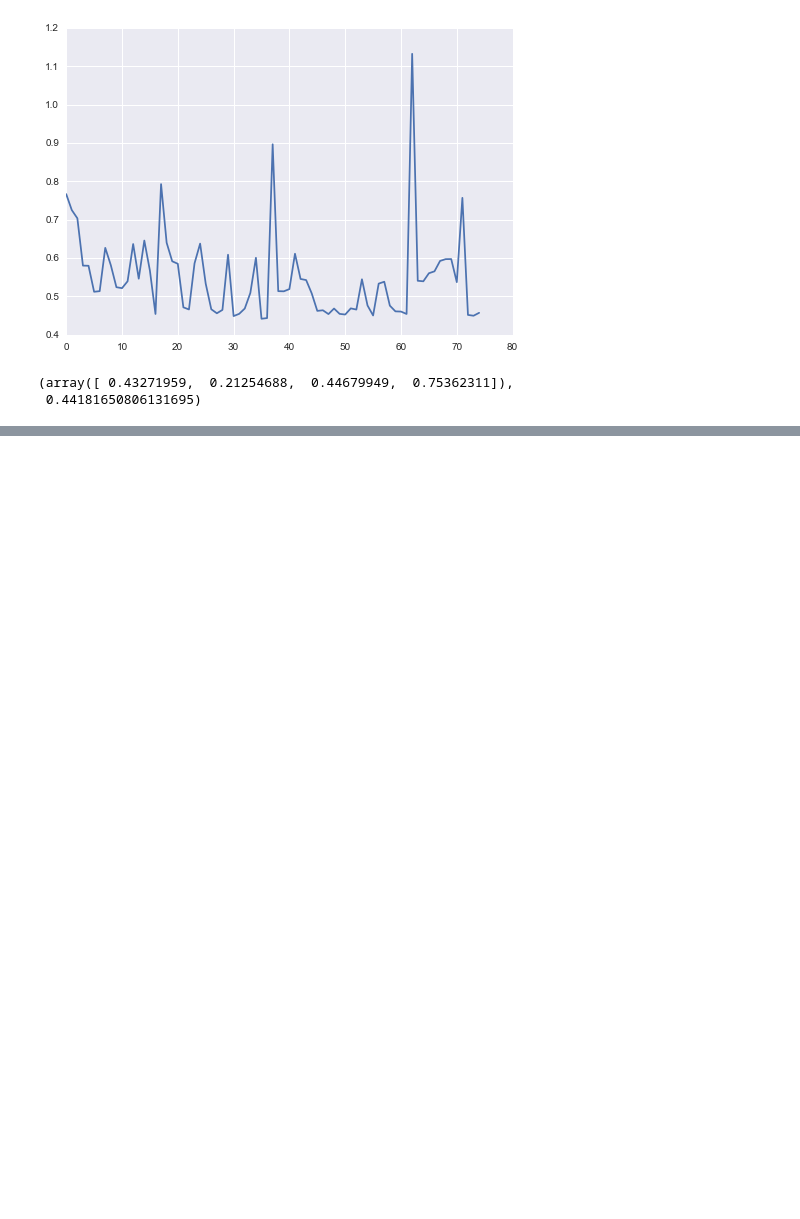
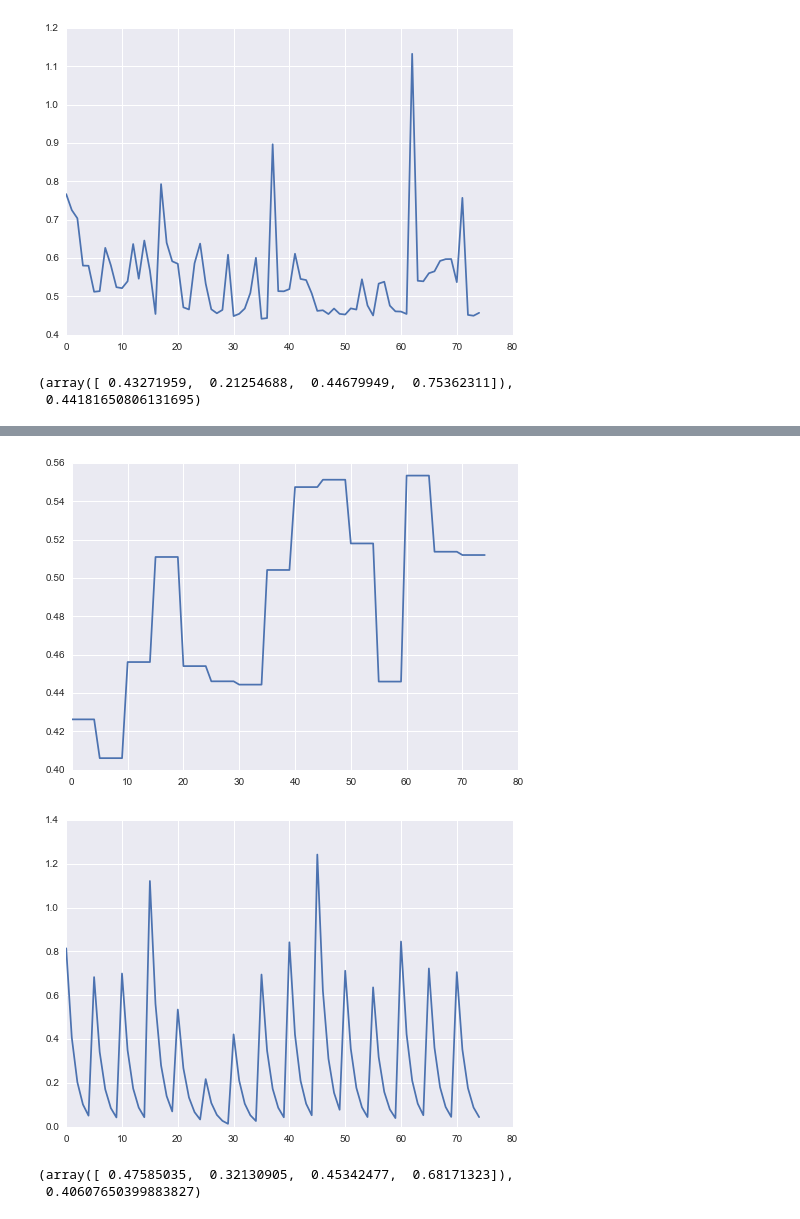
Before and after one commit to MatthewMcGonagle/KaggleLeaf, a Jupyter notebook: analyzeratios.ipynb, the cells around one changed output, grey strips where cells are left out. Drawn from its saved outputs; the diff is of its cells as text; code cells hidden in the pictures; blank space fills up the shorter version.

```diff
--- a/analyzeratios.ipynb
+++ b/analyzeratios.ipynb
@@ -705,0 +1038,14 @@ paramList[minIndex], loglossList[minIndex]
+# %%
+loglossList = np.array(loglossList)
+plt.plot(loglossList)
+plt.show()
+plt.plot(pChangeList)
+plt.show()
+
+minIndex = np.argmin(loglossList)
+paramList[minIndex], loglossList[minIndex]
+# %% [output]
+[figure, added]
+[figure, added]
+(array([ 0.47585035,  0.32130905,  0.45342477,  0.68171323]),
+ 0.40607650399883827)
```
Also changed, not shown: parts of 10 cells of this notebook.
